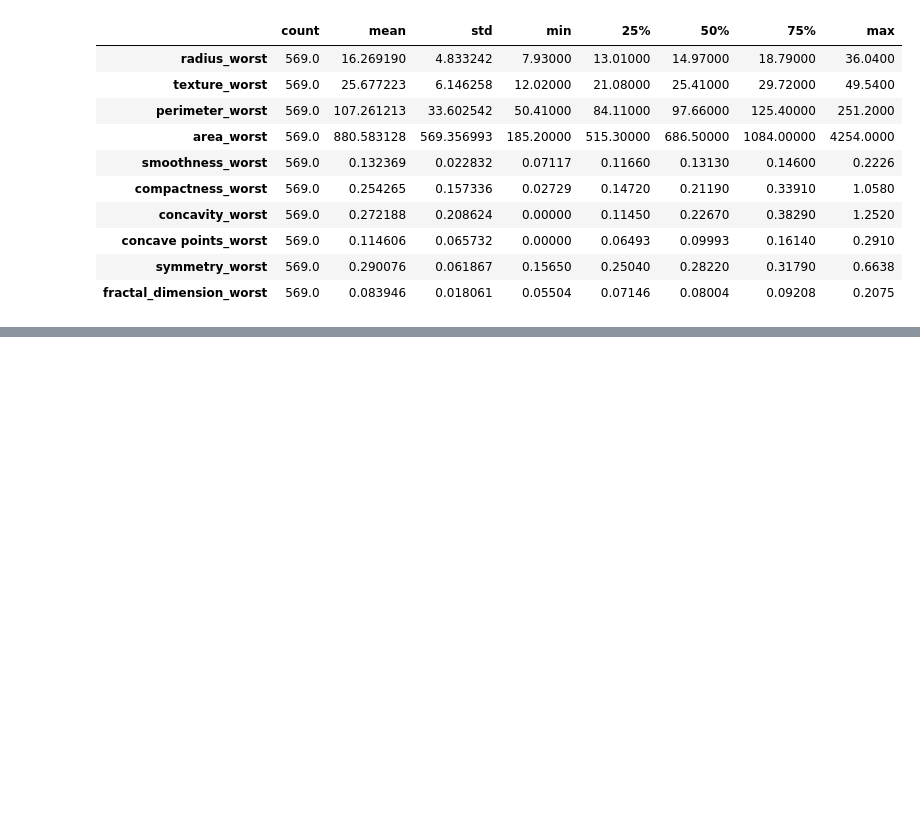
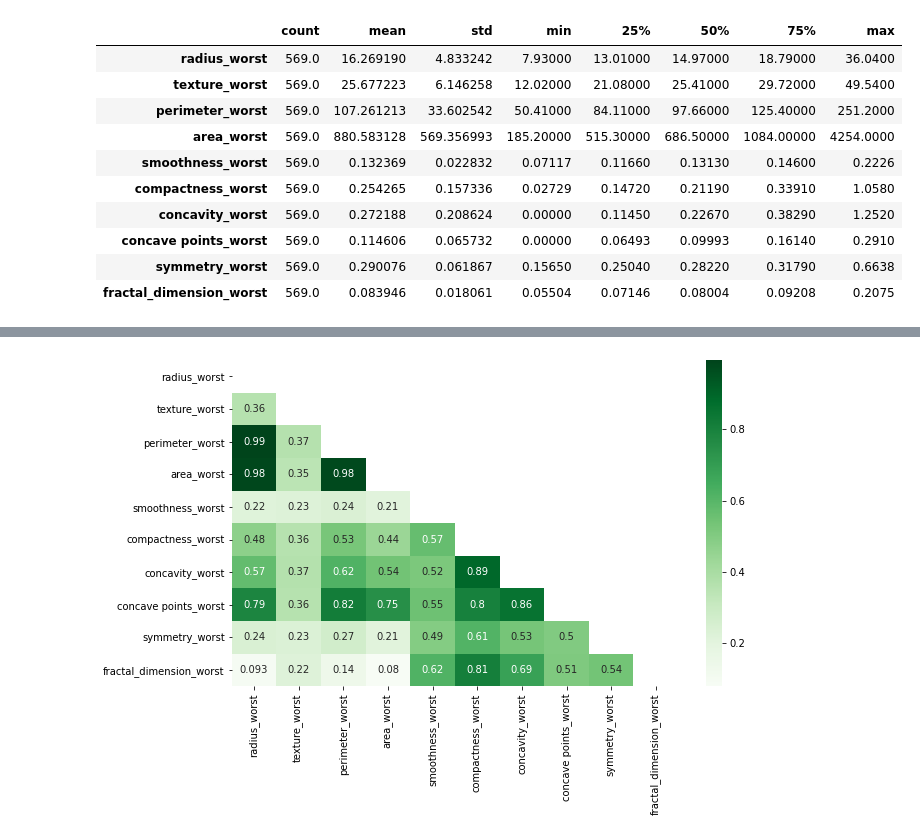
Before and after one commit to Caphace-Ethan/Breast-Cancer-Diagnosis, a Jupyter notebook: notebooks/EDA_notebook.ipynb, the cells around one changed output, grey strips where cells are left out. Cells and saved outputs as stored; diff of their text form; code cells hidden in the pictures; blank space fills up the shorter version.

```diff
--- a/notebooks/EDA_notebook.ipynb
+++ b/notebooks/EDA_notebook.ipynb
@@ -171,0 +184,4 @@ worst_columns.describe().T
+# %%
+plot.heat(worst_columns, "Greens", (10,6))
+# %% [output]
+[figure, added]
```
Also changed, not shown: parts of 10 cells of this notebook.
